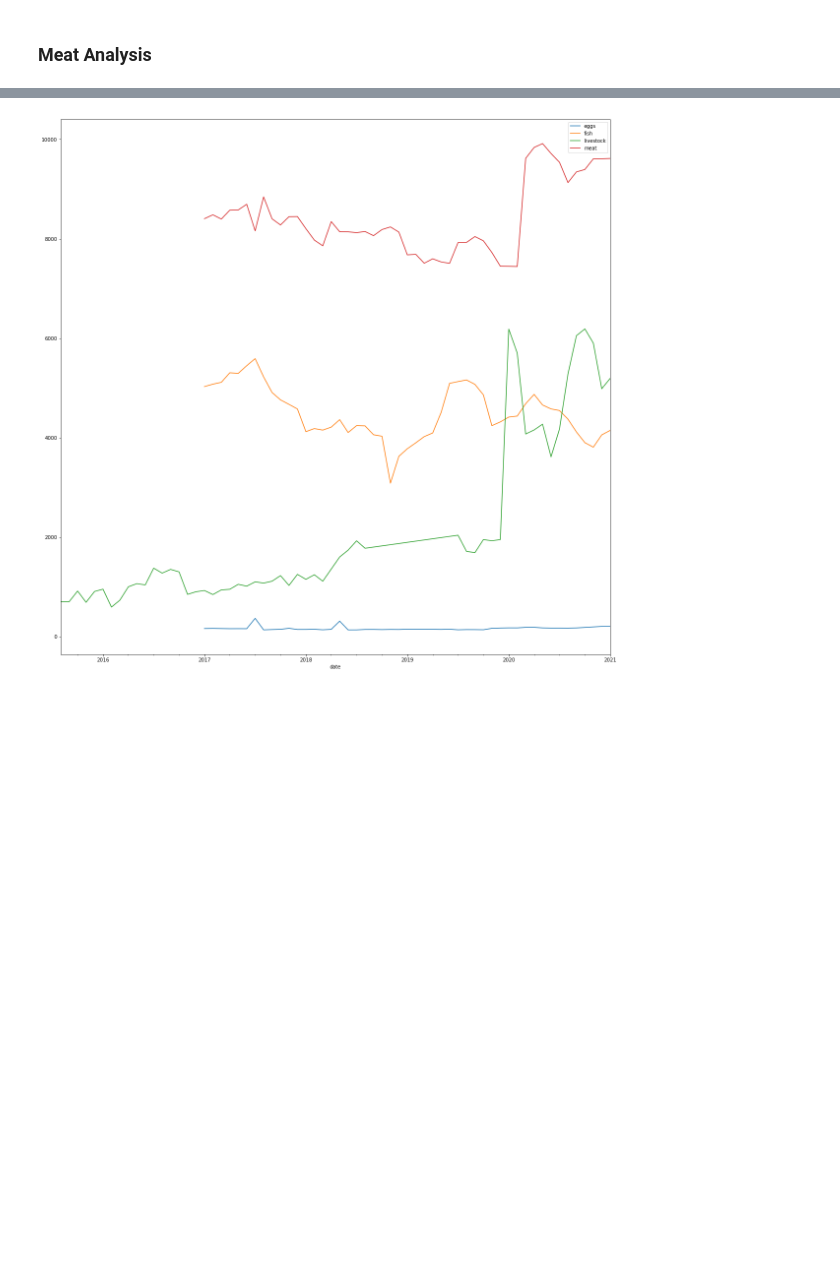
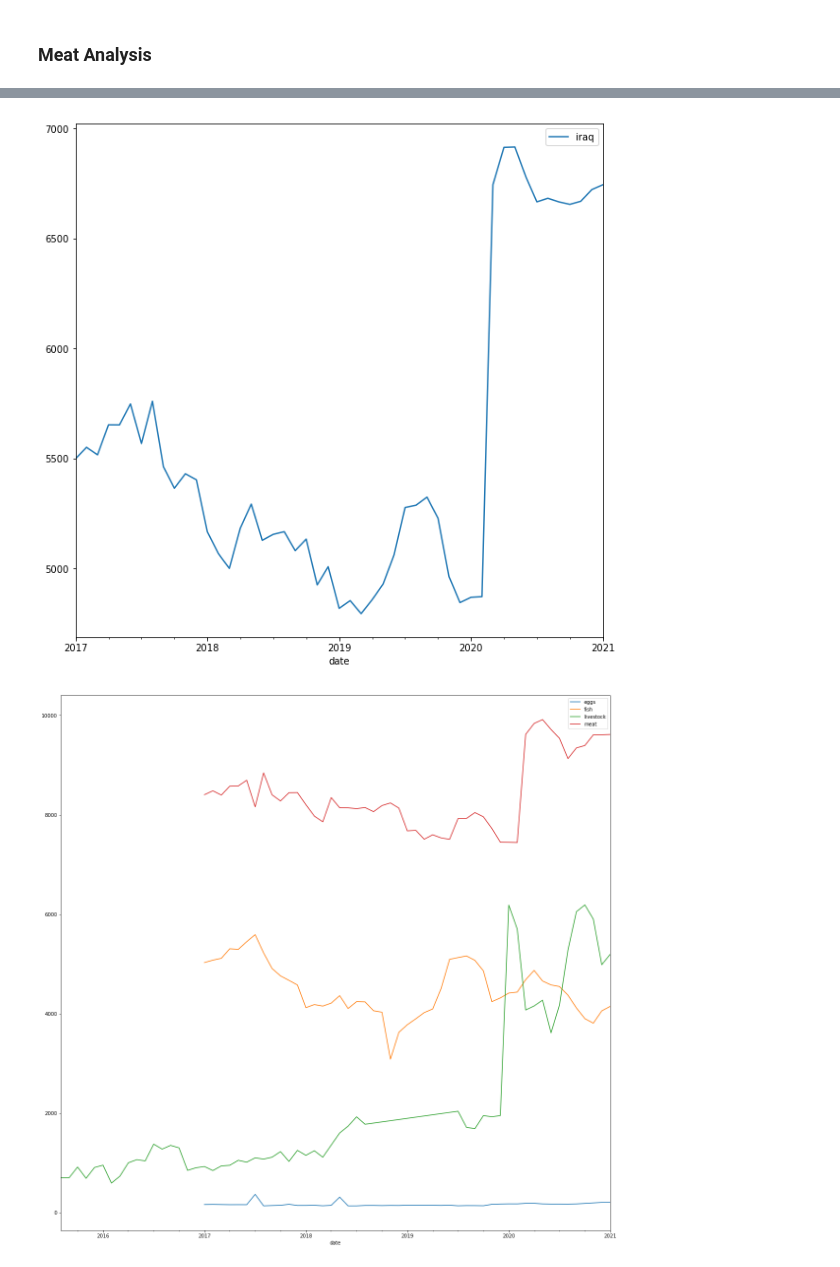
Before and after one commit to katielrink/DS_1300-FinalProject, a Jupyter notebook: Analysis/PriceAnalysis.ipynb, the cells around one changed output, grey strips where cells are left out. Saved outputs shown, nothing was run; the diff lists cells and outputs as text; code cells hidden in the pictures; blank space fills up the shorter version.

```diff
--- a/Analysis/PriceAnalysis.ipynb
+++ b/Analysis/PriceAnalysis.ipynb
@@ -131,3 +142,14 @@ plt.show()
+# %%
+#Iraq Meat Data
+MeatData = PriceData[PriceData['cm_name'].isin(Categories['Meat'])] #Meat Dataset
+IraqMeatData = MeatData[MeatData['adm0_name'].isin(['iraq'])]
+IraqMeatData = IraqMeatData.groupby(['adm0_name', 'date'], as_index=False)['mp_price'].mean()
+fig, ax = plt.subplots()
+for key, grp in IraqMeatData.groupby(['adm0_name']):
+    ax = grp.plot(ax=ax, kind='line', x='date', y='mp_price', label=key, figsize=(10,10))
+plt.show()
+# %% [output]
+[figure, added]
 # %%
 MeatProductGroups = PriceData[PriceData['cm_name'].isin(Categories['Meat'])] #Meat Dataset
 MeatProductGroups = MeatProductGroups.groupby(['cm_name', 'date'], as_index=False)['mp_price'].mean()
```
Also changed, not shown: parts of 1 cell of this notebook.
